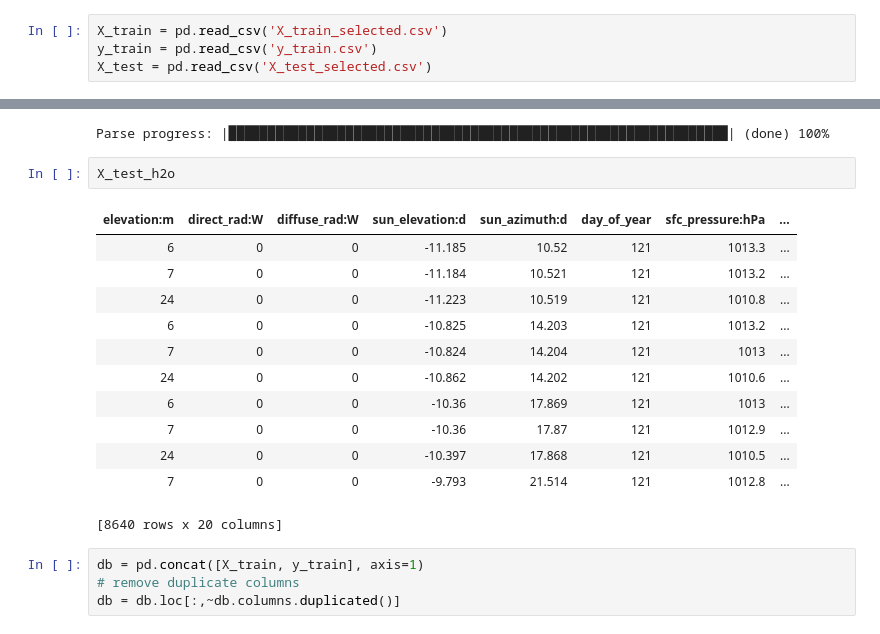
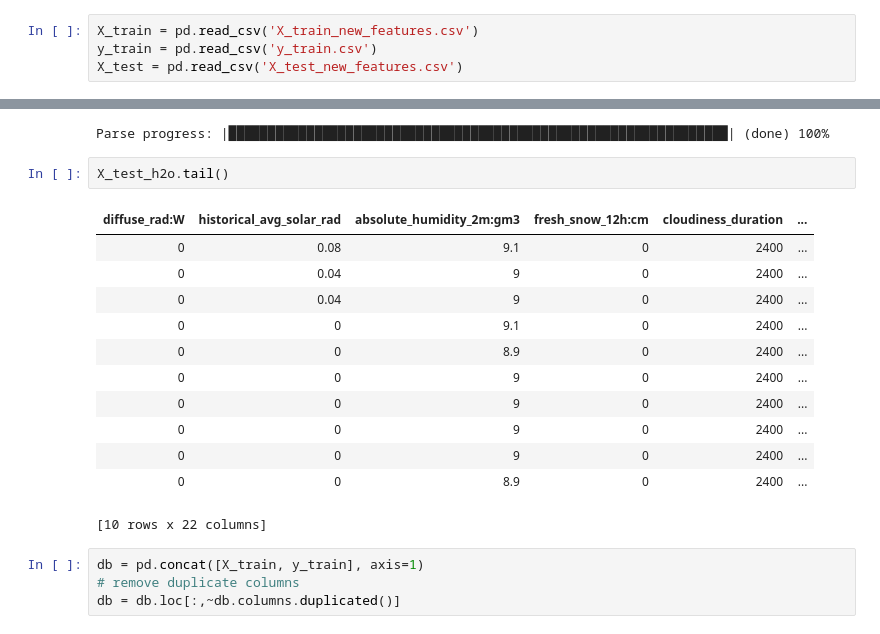
Before and after one commit to stinkyElias/TDT4173-ML, a Jupyter notebook: h2o_autoML.ipynb, the cells around one changed output, grey strips where cells are left out. Saved outputs shown, nothing was run; the diff lists cells and outputs as text.

```diff
--- a/h2o_autoML.ipynb
+++ b/h2o_autoML.ipynb
@@ -39,9 +39,9 @@ Connecting to H2O server at http://127.0.0.1:54321 ... successful.
 # %% [markdown]
 ### Load FE data
 # %%
-X_train = pd.read_csv('X_train_selected.csv')
+X_train = pd.read_csv('X_train_new_features.csv')
 y_train = pd.read_csv('y_train.csv')
-X_test = pd.read_csv('X_test_selected.csv')
+X_test = pd.read_csv('X_test_new_features.csv')
 # %%
 # set date_foercast as index
 X_train.set_index('date_forecast', inplace=True)
@@ -56,20 +67,20 @@ X_test_h2o = h2o.H2OFrame(X_test)
 # %% [output]
 Parse progress: |████████████████████████████████████████████████████████████████| (done) 100%
 # %%
-X_test_h2o
+X_test_h2o.tail()
 # %% [output]
-| elevation:m | direct_rad:W | diffuse_rad:W | sun_elevation:d | sun_azimuth:d | day_of_year | sfc_pressure:hPa | ... |
-| 6 | 0 | 0 | -11.185 | 10.52 | 121 | 1013.3 | ... |
-| 7 | 0 | 0 | -11.184 | 10.521 | 121 | 1013.2 | ... |
-| 24 | 0 | 0 | -11.223 | 10.519 | 121 | 1010.8 | ... |
-| 6 | 0 | 0 | -10.825 | 14.203 | 121 | 1013.2 | ... |
-| 7 | 0 | 0 | -10.824 | 14.204 | 121 | 1013 | ... |
-| 24 | 0 | 0 | -10.862 | 14.202 | 121 | 1010.6 | ... |
-| 6 | 0 | 0 | -10.36 | 17.869 | 121 | 1013 | ... |
-| 7 | 0 | 0 | -10.36 | 17.87 | 121 | 1012.9 | ... |
-| 24 | 0 | 0 | -10.397 | 17.868 | 121 | 1010.5 | ... |
-| 7 | 0 | 0 | -9.793 | 21.514 | 121 | 1012.8 | ... |
+| diffuse_rad:W | historical_avg_solar_rad | absolute_humidity_2m:gm3 | fresh_snow_12h:cm | cloudiness_duration | ... |
+| 0 | 0.08 | 9.1 | 0 | 2400 | ... |
+| 0 | 0.04 | 9 | 0 | 2400 | ... |
+| 0 | 0.04 | 9 | 0 | 2400 | ... |
+| 0 | 0 | 9.1 | 0 | 2400 | ... |
+| 0 | 0 | 8.9 | 0 | 2400 | ... |
+| 0 | 0 | 9 | 0 | 2400 | ... |
+| 0 | 0 | 9 | 0 | 2400 | ... |
+| 0 | 0 | 9 | 0 | 2400 | ... |
+| 0 | 0 | 9 | 0 | 2400 | ... |
+| 0 | 0 | 8.9 | 0 | 2400 | ... |
-[8640 rows x 20 columns]
+[10 rows x 22 columns]
 # %%
 db = pd.concat([X_train, y_train], axis=1)
 # remove duplicate columns
```
Also changed, not shown: parts of 21 cells of this notebook, 5 other files.
